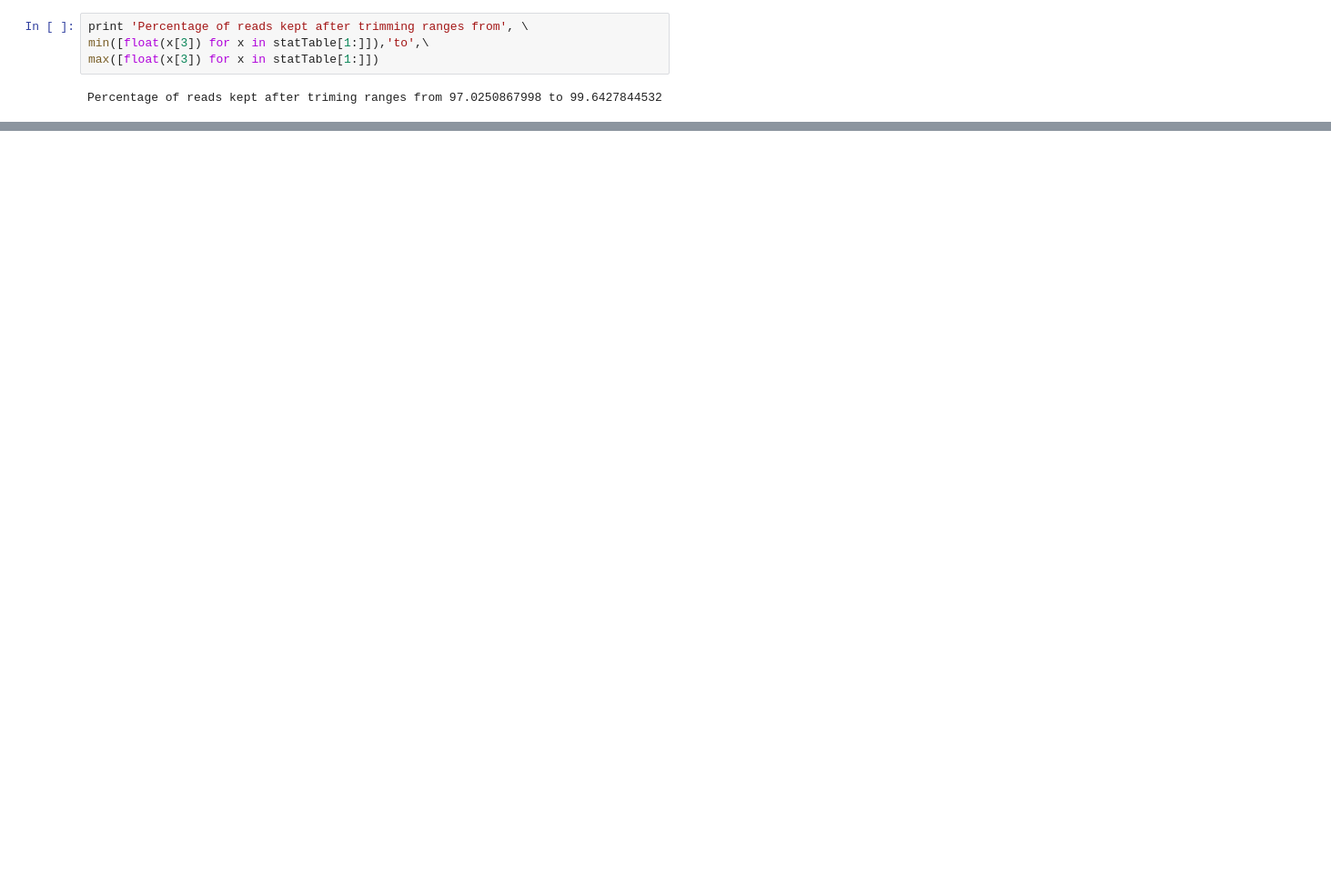
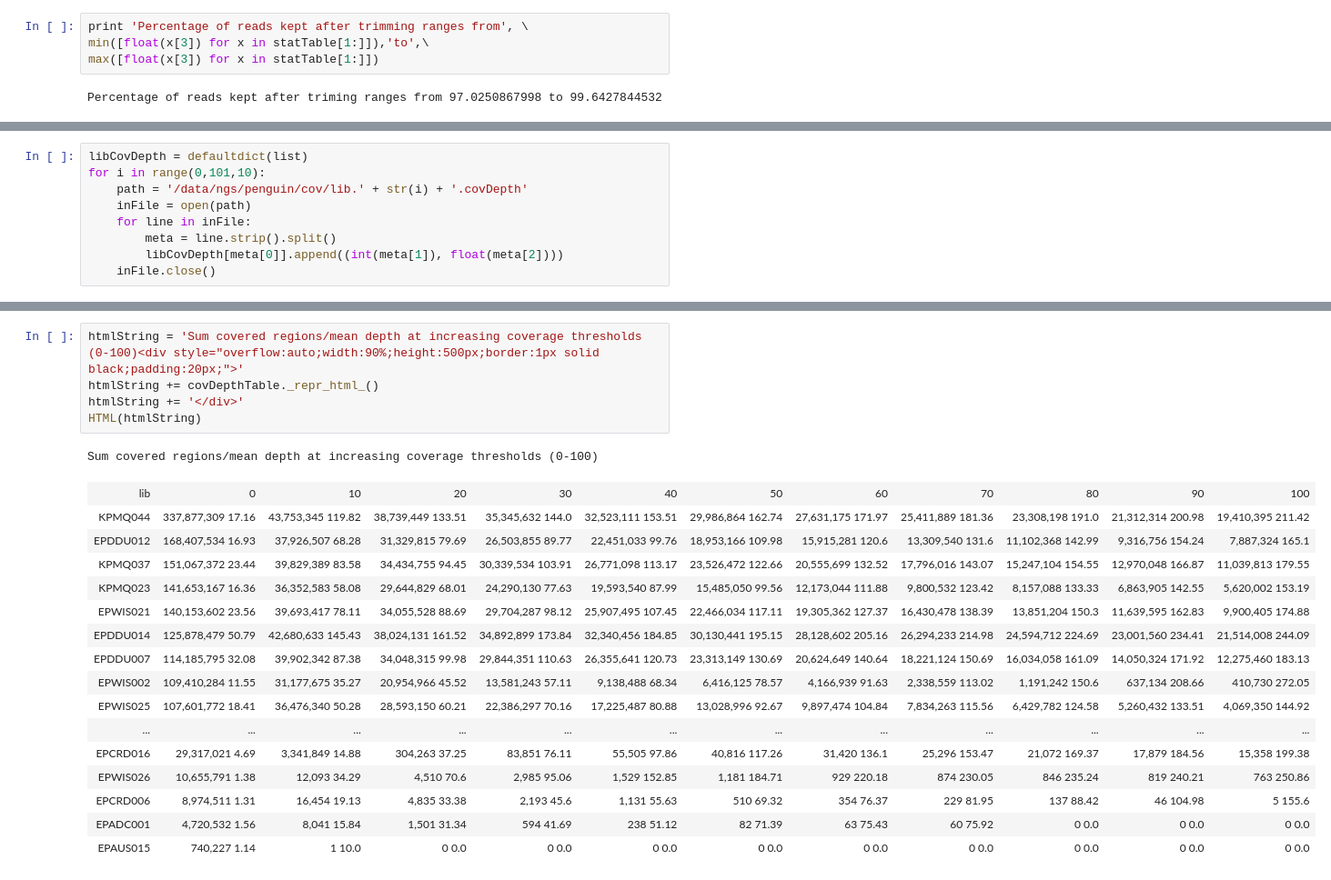
Before and after one commit to damiankao/misc-analysis, a Jupyter notebook: 18072015_penguin.ipynb, the cells around one changed output, grey strips where cells are left out. Shown: that part at 91% size. Cells and saved outputs as stored; diff of their text form; blank space fills up the shorter version.

Commit message:
penguin

```diff
--- a/18072015_penguin.ipynb
+++ b/18072015_penguin.ipynb
@@ -218,0 +301,9 @@ BWA was used to index the genome for mapping. BWA was then used to align to the
+# %%
+libCovDepth = defaultdict(list)
+for i in range(0,101,10):
+    path = '/data/ngs/penguin/cov/lib.' + str(i) + '.covDepth'
+    inFile = open(path)
+    for line in inFile:
+        meta = line.strip().split()
+        libCovDepth[meta[0]].append((int(meta[1]), float(meta[2])))
+    inFile.close()
@@ -218,0 +331,23 @@ BWA was used to index the genome for mapping. BWA was then used to align to the
+# %%
+htmlString = 'Sum covered regions/mean depth at increasing coverage thresholds (0-100)<div style="overflow:auto;width:90%;height:500px;border:1px solid black;padding:20px;">'
+htmlString += covDepthTable._repr_html_()
+htmlString += '</div>'
+HTML(htmlString)
+# %% [output]
+Sum covered regions/mean depth at increasing coverage thresholds (0-100)
+| lib | 0 | 10 | 20 | 30 | 40 | 50 | 60 | 70 | 80 | 90 | 100 |
+| KPMQ044 | 337,877,309 17.16 | 43,753,345 119.82 | 38,739,449 133.51 | 35,345,632 144.0 | 32,523,111 153.51 | 29,986,864 162.74 | 27,631,175 171.97 | 25,411,889 181.36 | 23,308,198 191.0 | 21,312,314 200.98 | 19,410,395 211.42 |
+| EPDDU012 | 168,407,534 16.93 | 37,926,507 68.28 | 31,329,815 79.69 | 26,503,855 89.77 | 22,451,033 99.76 | 18,953,166 109.98 | 15,915,281 120.6 | 13,309,540 131.6 | 11,102,368 142.99 | 9,316,756 154.24 | 7,887,324 165.1 |
+| KPMQ037 | 151,067,372 23.44 | 39,829,389 83.58 | 34,434,755 94.45 | 30,339,534 103.91 | 26,771,098 113.17 | 23,526,472 122.66 | 20,555,699 132.52 | 17,796,016 143.07 | 15,247,104 154.55 | 12,970,048 166.87 | 11,039,813 179.55 |
+| KPMQ023 | 141,653,167 16.36 | 36,352,583 58.08 | 29,644,829 68.01 | 24,290,130 77.63 | 19,593,540 87.99 | 15,485,050 99.56 | 12,173,044 111.88 | 9,800,532 123.42 | 8,157,088 133.33 | 6,863,905 142.55 | 5,620,002 153.19 |
+| EPWIS021 | 140,153,602 23.56 | 39,693,417 78.11 | 34,055,528 88.69 | 29,704,287 98.12 | 25,907,495 107.45 | 22,466,034 117.11 | 19,305,362 127.37 | 16,430,478 138.39 | 13,851,204 150.3 | 11,639,595 162.83 | 9,900,405 174.88 |
+| EPDDU014 | 125,878,479 50.79 | 42,680,633 145.43 | 38,024,131 161.52 | 34,892,899 173.84 | 32,340,456 184.85 | 30,130,441 195.15 | 28,128,602 205.16 | 26,294,233 214.98 | 24,594,712 224.69 | 23,001,560 234.41 | 21,514,008 244.09 |
+| EPDDU007 | 114,185,795 32.08 | 39,902,342 87.38 | 34,048,315 99.98 | 29,844,351 110.63 | 26,355,641 120.73 | 23,313,149 130.69 | 20,624,649 140.64 | 18,221,124 150.69 | 16,034,058 161.09 | 14,050,324 171.92 | 12,275,460 183.13 |
+| EPWIS002 | 109,410,284 11.55 | 31,177,675 35.27 | 20,954,966 45.52 | 13,581,243 57.11 | 9,138,488 68.34 | 6,416,125 78.57 | 4,166,939 91.63 | 2,338,559 113.02 | 1,191,242 150.6 | 637,134 208.66 | 410,730 272.05 |
+| EPWIS025 | 107,601,772 18.41 | 36,476,340 50.28 | 28,593,150 60.21 | 22,386,297 70.16 | 17,225,487 80.88 | 13,028,996 92.67 | 9,897,474 104.84 | 7,834,263 115.56 | 6,429,782 124.58 | 5,260,432 133.51 | 4,069,350 144.92 |
+| ... | ... | ... | ... | ... | ... | ... | ... | ... | ... | ... | ... |
+| EPCRD016 | 29,317,021 4.69 | 3,341,849 14.88 | 304,263 37.25 | 83,851 76.11 | 55,505 97.86 | 40,816 117.26 | 31,420 136.1 | 25,296 153.47 | 21,072 169.37 | 17,879 184.56 | 15,358 199.38 |
+| EPWIS026 | 10,655,791 1.38 | 12,093 34.29 | 4,510 70.6 | 2,985 95.06 | 1,529 152.85 | 1,181 184.71 | 929 220.18 | 874 230.05 | 846 235.24 | 819 240.21 | 763 250.86 |
+| EPCRD006 | 8,974,511 1.31 | 16,454 19.13 | 4,835 33.38 | 2,193 45.6 | 1,131 55.63 | 510 69.32 | 354 76.37 | 229 81.95 | 137 88.42 | 46 104.98 | 5 155.6 |
+| EPADC001 | 4,720,532 1.56 | 8,041 15.84 | 1,501 31.34 | 594 41.69 | 238 51.12 | 82 71.39 | 63 75.43 | 60 75.92 | 0 0.0 | 0 0.0 | 0 0.0 |
+| EPAUS015 | 740,227 1.14 | 1 10.0 | 0 0.0 | 0 0.0 | 0 0.0 | 0 0.0 | 0 0.0 | 0 0.0 | 0 0.0 | 0 0.0 | 0 0.0 |
```
Also changed, not shown: parts of 16 cells of this notebook.
